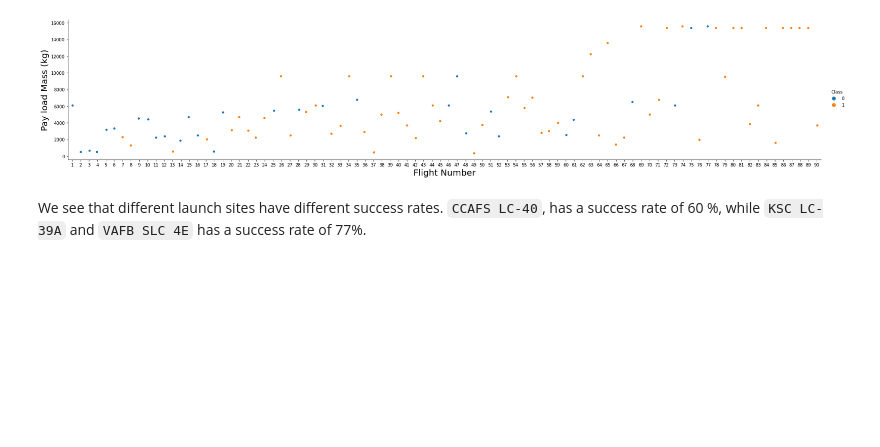
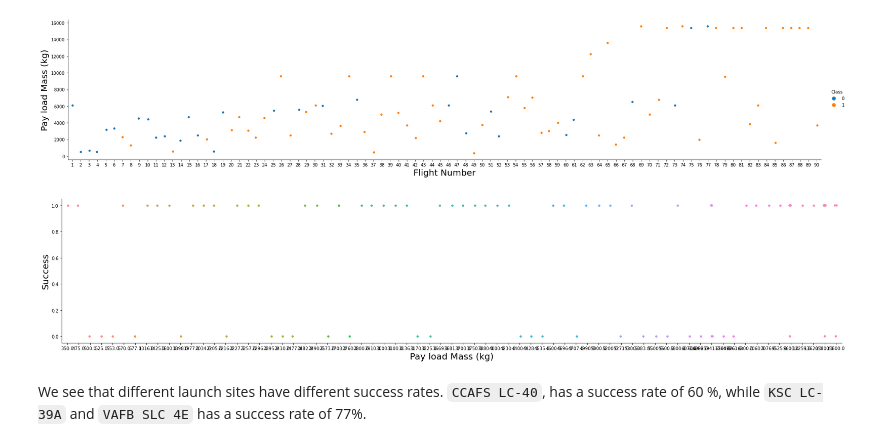
Before and after one commit to AHashfield/Amands-IBM-Data-Science-Repository, a Jupyter notebook: Week 2 - EDA with Visualization.ipynb, the cells around one changed output. Cells and saved outputs as stored; diff of their text form; code cells hidden in the pictures; blank space fills up the shorter version.

```diff
--- a/Week 2 - EDA with Visualization.ipynb
+++ b/Week 2 - EDA with Visualization.ipynb
@@ -74,6 +74,15 @@ plt.ylabel("Pay load Mass (kg)",fontsize=20)
 plt.show()
 # %% [output]
 [figure]
+# %%
+# ALH - I want to look at just payload mass impact on success sicne the former graph also includes flight # and the corrleation between flight # of succss is quite clear
+sns.catplot(x="PayloadMass", y="Class", data=df, aspect = 5)
+plt.xlabel("Pay load Mass (kg)",fontsize=20)
+plt.ylabel("Success",fontsize=20)
+plt.show()
+# From teh results, Payload looks like higher payloads have slightly more success but mostly random
+# %% [output]
+[figure, added]
 # %% [markdown]
 We see that different launch sites have different success rates.  <code>CCAFS LC-40</code>, has a success rate of 60 %, while  <code>KSC LC-39A</code> and <code>VAFB SLC 4E</code> has a success rate of 77%.
 # %% [markdown]
```
